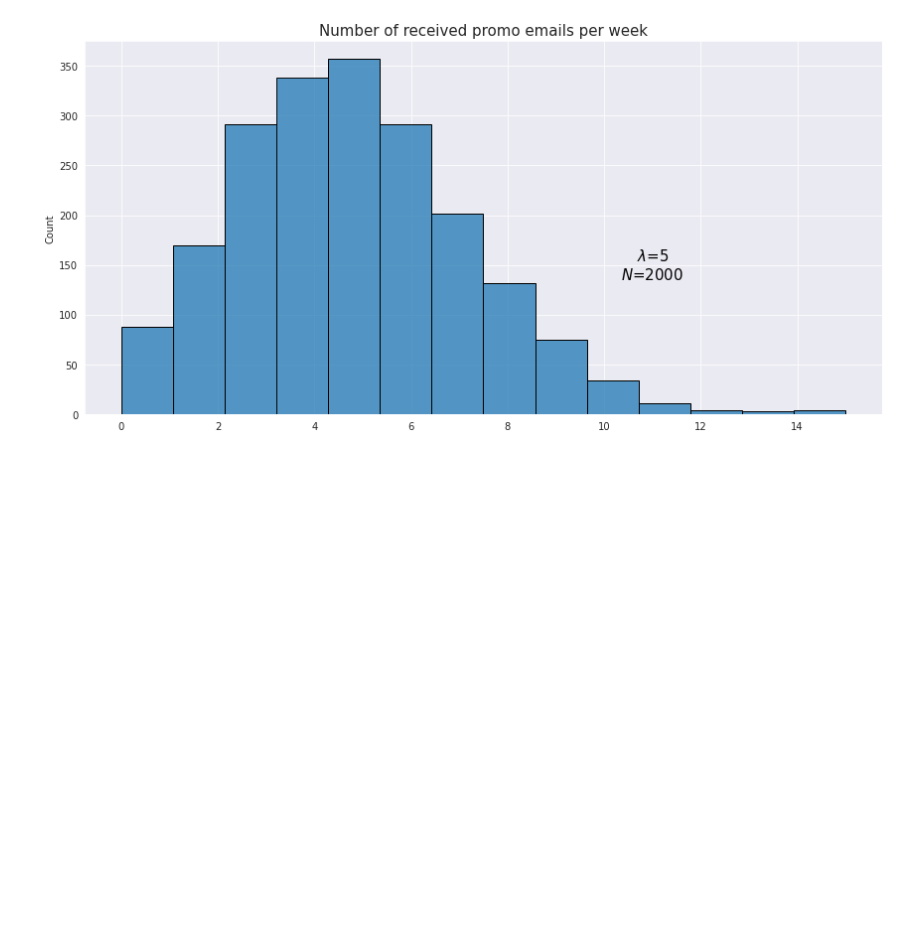
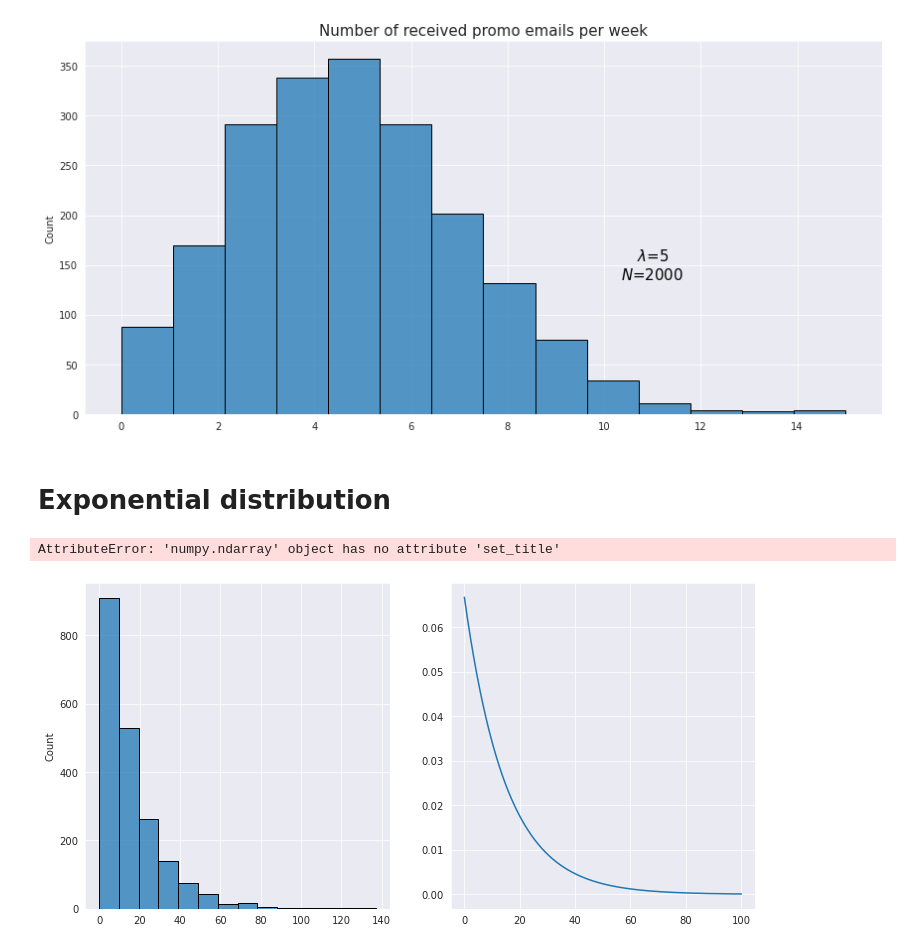
Before and after one commit to vzahorui/vzahorui.github.io, a Jupyter notebook: jupyter_notebooks/ditributions/plot_distributions.ipynb, the cells around one changed output. Saved outputs shown, nothing was run; the diff lists cells and outputs as text; code cells hidden in the pictures; blank space fills up the shorter version.

Commit message:
added exponential distribution

```diff
--- a/jupyter_notebooks/ditributions/plot_distributions.ipynb
+++ b/jupyter_notebooks/ditributions/plot_distributions.ipynb
@@ -212,3 +212,25 @@ plt.tight_layout()
 plt.savefig('../../assets/images/probability/poisson_distribution.png', bbox_inches='tight');
 # %% [output]
 [figure]
+# %% [markdown]
+# Exponential distribution
+# %%
+with sns.axes_style('darkgrid'):
+    fig, ax = plt.subplots(1, 2, figsize=(12,6))
+lam = 4/60
+beta = 1/lam
+exponential = np.random.default_rng().exponential(beta, size=2000)
+sns.histplot(data=exponential, palette='deep', bins=14, ax=ax[0])
+def expon_func(x, lam):
+    f_x = lam*np.exp(-lam*x)
+    return f_x
+x = np.arange(0, 100, 0.001)
+ax[1].plot(x, expon_func(x, lam))
+#ax.annotate('$\lambda$=0.25\n$N$=2000', xy=(70, 280), fontsize=15,
+#            ha='center', va='center')
+ax.set_title('Number of unsuccessful customer engagements before 10 sales were made', fontsize=15)
+plt.tight_layout()
+#plt.savefig('../../assets/images/probability/exponential_distribution.png', bbox_inches='tight');
+# %% [output]
+AttributeError: 'numpy.ndarray' object has no attribute 'set_title'
+[figure, added]
```
Also changed, not shown: parts of 1 cell of this notebook, 2 other files.
